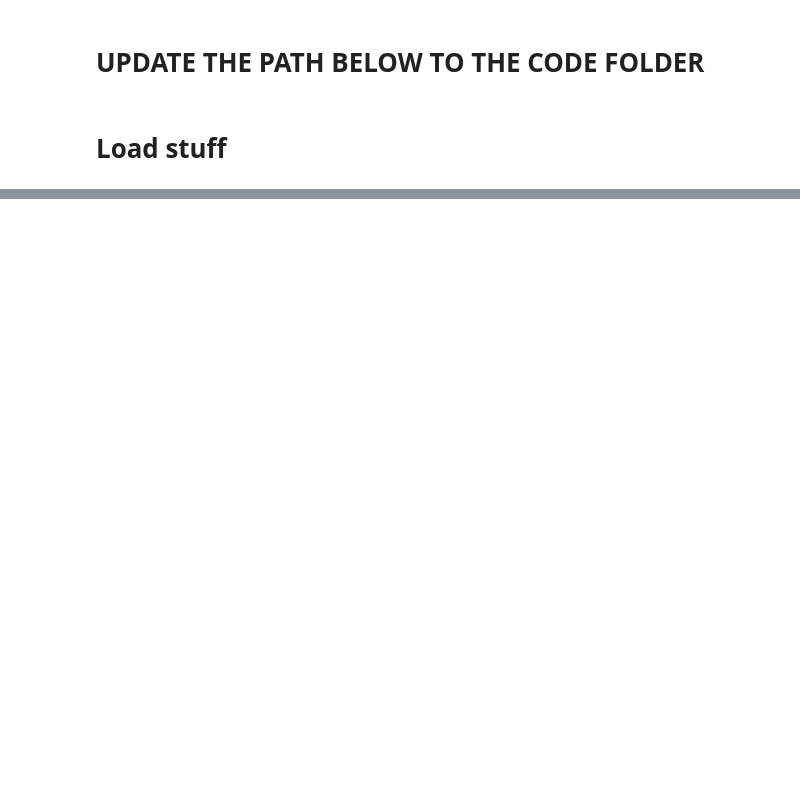
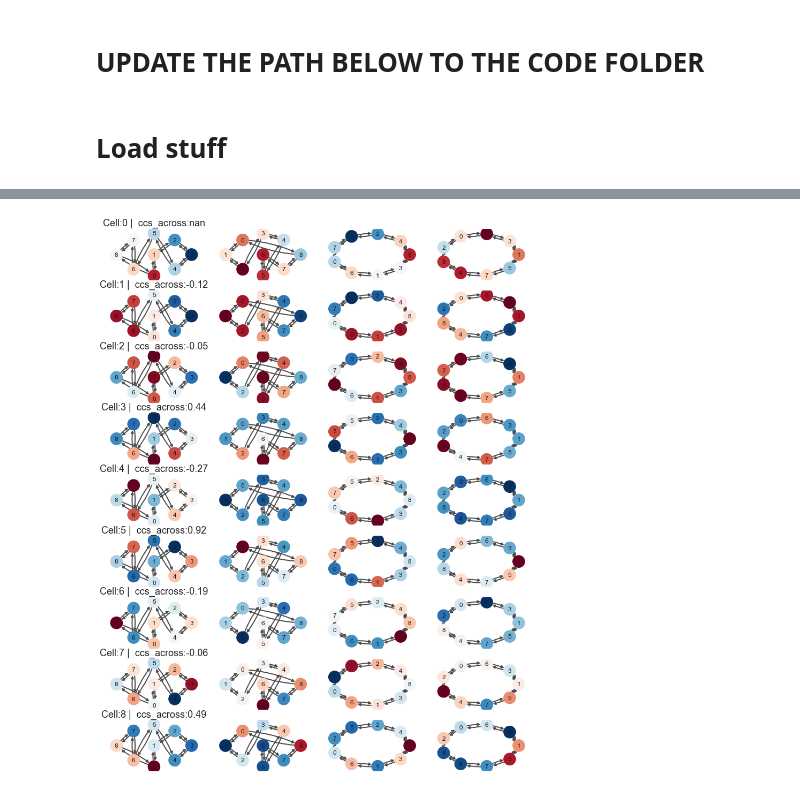
Before and after one commit to yves-weissenberger/ll_ephys, a Jupyter notebook: ephys_notebooks/task_firing_retreat.ipynb, the cells around one changed output, grey strips where cells are left out. Drawn from its saved outputs; the diff is of its cells as text; code cells hidden in the pictures; blank space fills up the shorter version.

```diff
--- a/ephys_notebooks/task_firing_retreat.ipynb
+++ b/ephys_notebooks/task_firing_retreat.ipynb
@@ -145,0 +190,3 @@ The iterable function was deprecated in Matplotlib 3.1 and will be removed in 3.
+# %%
+U,S,Vt = np.linalg.svd(np.hstack([firing_rate_maps[:,:,0],firing_rate_maps[:,:,1]]))
+V = Vt.T
@@ -145,0 +215,41 @@ The iterable function was deprecated in Matplotlib 3.1 and will be removed in 3.
+# %%
+resps_state_g1 = V[:9][task_sequence_0]#out[:9][:,task_sequence_0]
+resps_state_g2 = V[9:][task_sequence_1]#out[9:][:,task_sequence_1]
+plt.figure(figsize=(14,84))
+
+n_plot = 40
+start = 0
+ctr = 0
+n_units = firing_rate_maps.shape[0]
+for i in range(9):
+
+    spks1 = V[:9][:,i]#firing_rate_maps[:,:,0][i]
+    spks2 = V[9:][:,i]
+    mx = np.nanmax(np.concatenate([spks1,spks2]))
+    mn = np.nanmin(np.concatenate([spks1,spks2]))
+    plt.subplot(n_plot,4,4*ctr+1)
+    plt.title('Cell:{} |  ccs_across:{:.2f}'.format(i,ccs_across[i]))
+
+    spks = spks1
+    plot_activity_on_graph(task_sequence_0,graph_type_0,
+                           spks=spks,order='poke',mx=mx,mn=mn)
+
+    #print(np.max(spks),np.min(spks))
+    plt.subplot(n_plot,4,4*ctr+2)
+    spks = spks2
+    plot_activity_on_graph(task_sequence_1,graph_type_1,
+                           spks=spks,order='poke',mx=mx,mn=mn)
+
+    plt.subplot(n_plot,4,4*ctr+3)
+    spks = resps_state_g1[:,i]
+    plot_activity_on_graph(task_sequence_0,graph_type_0,
+                           spks=spks,order='state',mx=mx,mn=mn)
+    #print(np.max(spks),np.min(spks))
+    plt.subplot(n_plot,4,4*ctr+4)
+    spks = resps_state_g2[:,i]
+    plot_activity_on_graph(task_sequence_1,graph_type_1,
+                           spks=spks,order='state',mx=mx,mn=mn)
+
+    ctr +=1
+# %% [output]
+[figure, added]
```
Also changed, not shown: parts of 16 cells of this notebook, 17 other files.
